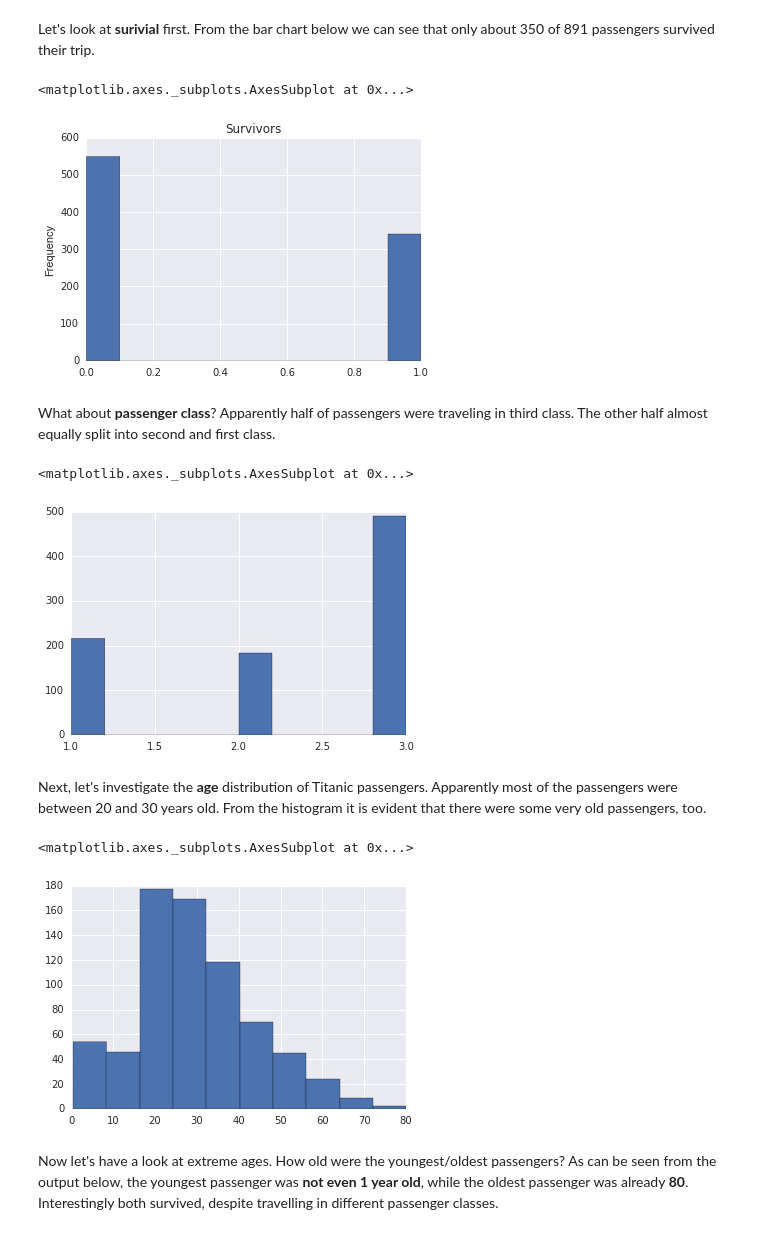
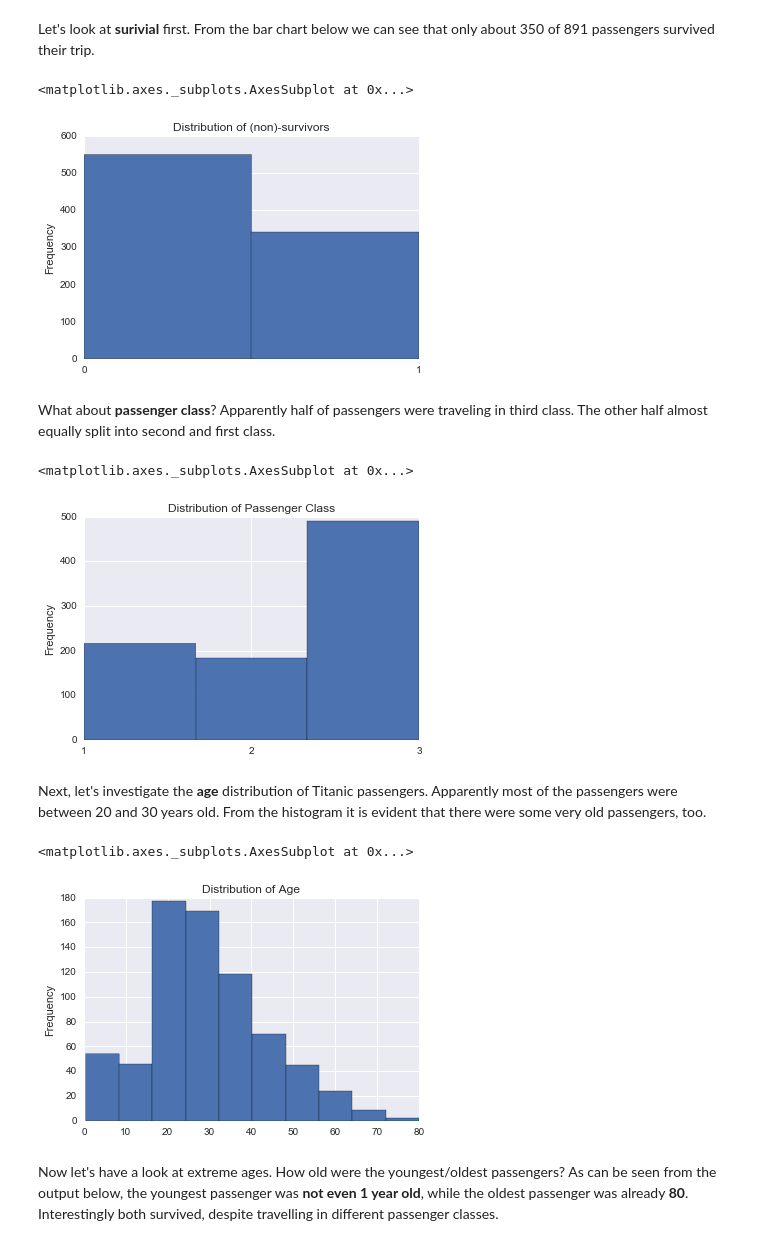
Before and after one commit to slangenbach/udacity-da-nanodegree, a Jupyter notebook: p2/P2_Analysis_and_Report.ipynb, the cells around one changed output. Drawn from its saved outputs; the diff is of its cells as text; code cells hidden in the pictures.

```diff
--- a/p2/P2_Analysis_and_Report.ipynb
+++ b/p2/P2_Analysis_and_Report.ipynb
@@ -135,27 +128,27 @@ Besides looking at plain figures, we also like to investigate our data visually.
 # %% [markdown]
 Let's look at **surivial** first. From the bar chart below we can see that only about 350 of 891 passengers survived their trip.
 # %%
-# plot survival data (to be standardized)
-titanic["Survived"].plot(kind="hist", title="Survivors")
+# plot survival data
+titanic["Survived"].plot(kind="hist", title="Distribution of (non)-survivors", bins=2, xticks=(0,1))
 # %% [output]
 <matplotlib.axes._subplots.AxesSubplot at 0x...>
-[figure, old version]
+[figure, new version]
 # %% [markdown]
 What about **passenger class**? Apparently half of passengers were traveling in  third class. The other half almost equally split into second and first class.
 # %%
 # plot passenger class data
-titanic["Pclass"].hist()
+titanic["Pclass"].plot(kind="hist", title="Distribution of passenger class", bins=3, xticks=(1,2,3))
 # %% [output]
 <matplotlib.axes._subplots.AxesSubplot at 0x...>
-[figure, old version]
+[figure, new version]
 # %% [markdown]
 Next, let's investigate the **age** distribution of Titanic passengers. Apparently most of the passengers were between 20 and 30 years old. From the histogram it is evident that there were some very old passengers, too.
 # %%
 # plot age data
-titanic["Age"].hist()
+titanic["Age"].plot(kind="hist", title="Distribution of age")
 # %% [output]
 <matplotlib.axes._subplots.AxesSubplot at 0x...>
-[figure, old version]
+[figure, new version]
 # %% [markdown]
 Now let's have a look at extreme ages. How old were the youngest/oldest passengers?
 As can be seen from the output below, the youngest passenger was **not even 1 year old**, while the oldest passenger was already **80**. Interestingly both survived, despite travelling in different passenger classes.
```
Also changed, not shown: parts of 31 cells of this notebook.
